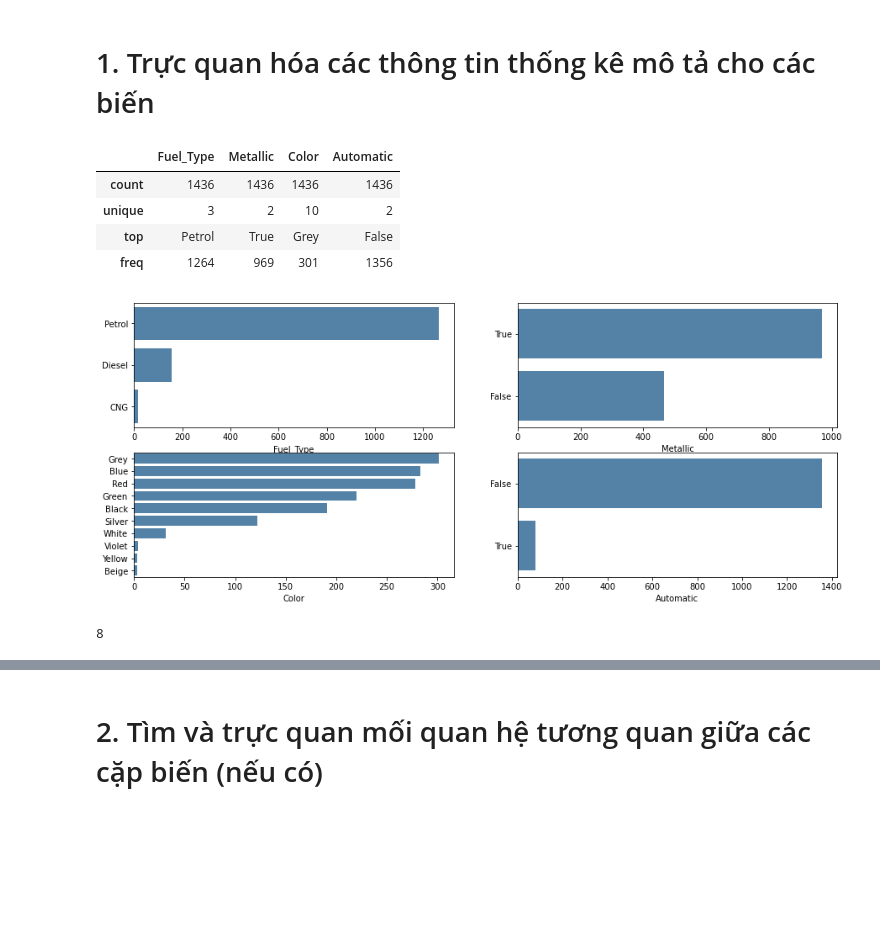
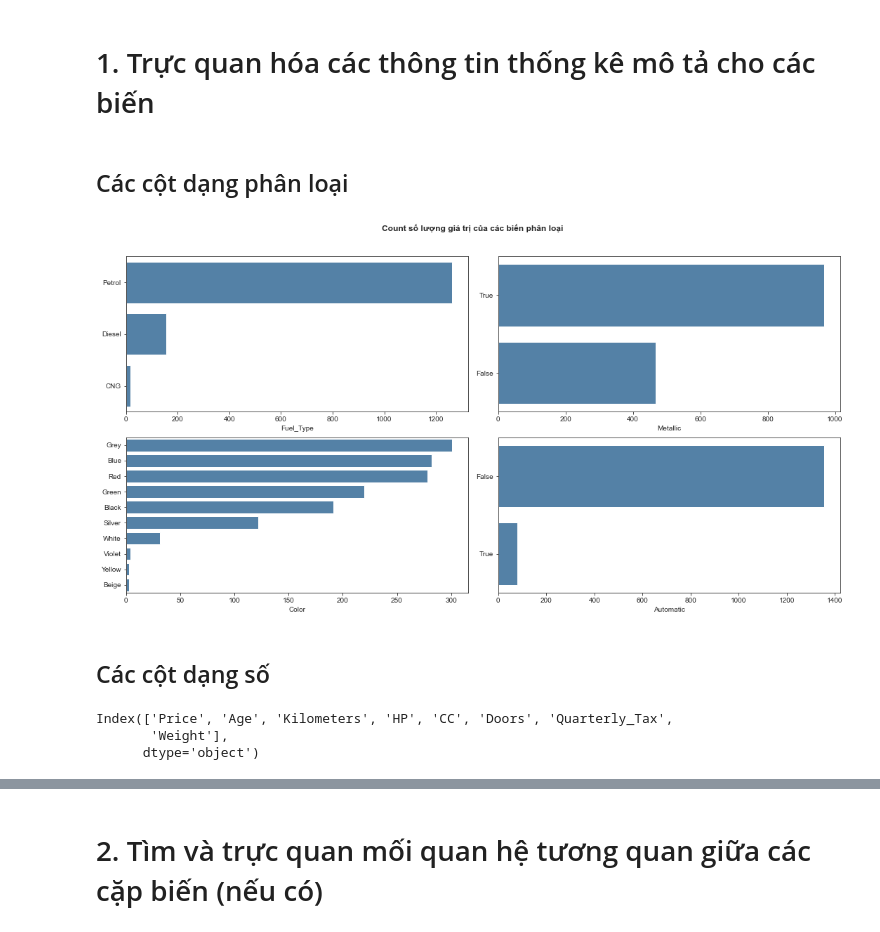
Before and after one commit to mdnam2410/dv-hackathon, a Jupyter notebook: 19120298.ipynb, the cells around one changed output, grey strips where cells are left out. Saved outputs shown, nothing was run; the diff lists cells and outputs as text; code cells hidden in the pictures; blank space fills up the shorter version.

```diff
--- a/19120298.ipynb
+++ b/19120298.ipynb
@@ -14,0 +16,3 @@ from sklearn.metrics import mean_squared_error, mean_squared_log_error
+# %%
+sns.set_style('ticks')
+sns.set_palette('colorblind')
@@ -52,31 +62,35 @@ df['Automatic'] = df['Automatic'].astype(bool)
+# %%
+df = df[df['CC'] < 15000]
 # %% [markdown]
 # 1. Trực quan hóa các thông tin thống kê mô tả cho các biến
+# %% [markdown]
+## Các cột dạng phân loại
 # %%
 cat_cols = ['Fuel_Type', 'Metallic', 'Color', 'Automatic']
-# %%
-df[cat_cols].describe()
-# %% [output]
-|  | Fuel_Type | Metallic | Color | Automatic |
-| count | 1436 | 1436 | 1436 | 1436 |
-| unique | 3 | 2 | 10 | 2 |
-| top | Petrol | True | Grey | False |
-| freq | 1264 | 969 | 301 | 1356 |
 # %%
-fig, axes = plt.subplots(2, 2, figsize=(15, 6))
+fig, axes = plt.subplots(2, 2, figsize=(15, 8))
 
 for i, col in enumerate(cat_cols):
     value_counts = df[col].value_counts().sort_values(ascending=False)
 
     ax = axes[i//2][i%2]
     sns.barplot(x=value_counts, y=value_counts.index.astype(str),
                 color='steelblue', ax=ax)
+
+fig.tight_layout()
+fig.suptitle('Count số lượng giá trị của các biến phân loại', fontweight='bold')
+fig.subplots_adjust(top=0.9)
+plt.show()
 # %% [output]
-[figure, old version]
+[figure, new version]
+# %% [markdown]
+## Các cột dạng số
 # %%
 num_cols = df.select_dtypes(include='int64').columns
+num_cols
+# %% [output]
+Index(['Price', 'Age', 'Kilometers', 'HP', 'CC', 'Doors', 'Quarterly_Tax',
+       'Weight'],
+      dtype='object')
-# %%
-num_cols.size
-# %% [output]
-8
 # %%
 melted = df[num_cols].melt()
```
Also changed, not shown: parts of 44 cells of this notebook.
